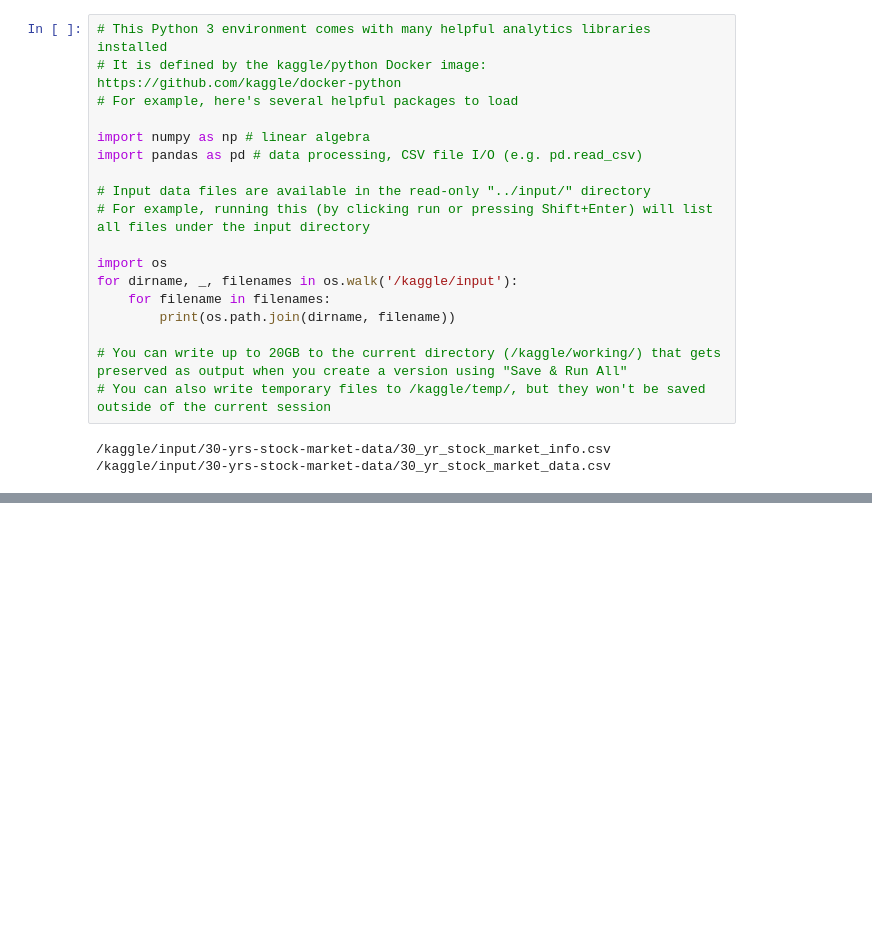
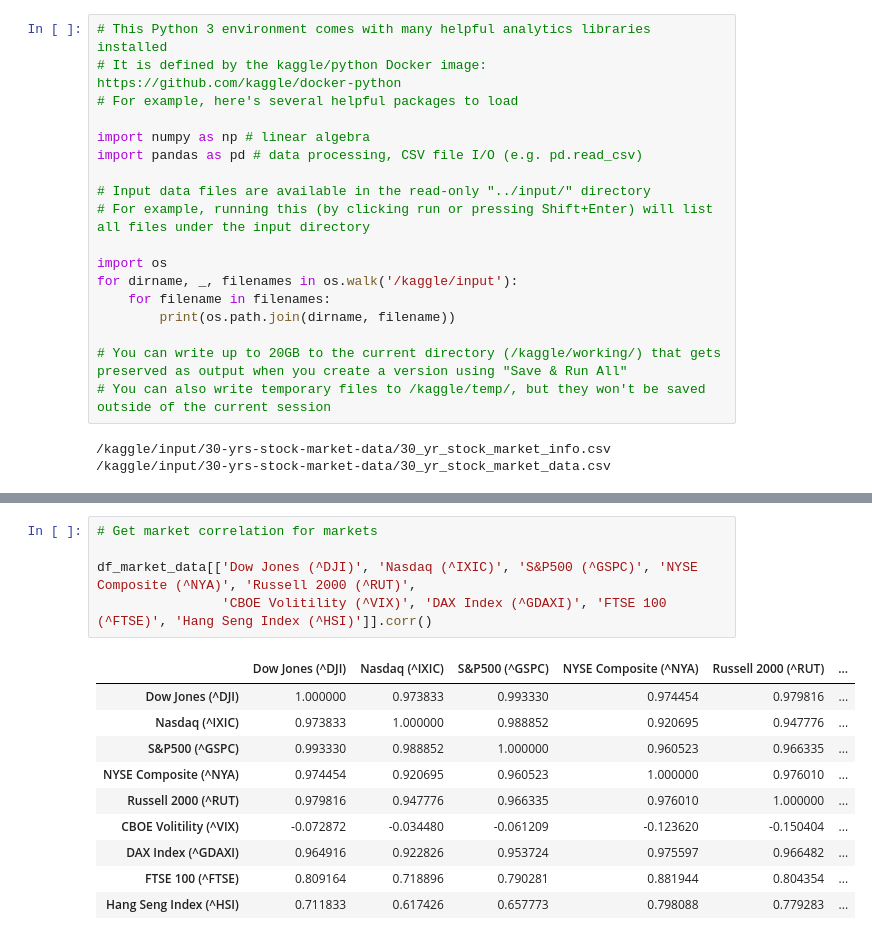
Before and after one commit to seancary62/historic-stock-market-exploration, a Jupyter notebook: historic-stock-market-exploration.ipynb, the cells around one changed output, grey strips where cells are left out. Cells and saved outputs as stored; diff of their text form; blank space fills up the shorter version.

```diff
--- a/historic-stock-market-exploration.ipynb
+++ b/historic-stock-market-exploration.ipynb
@@ -21,0 +103,16 @@ for dirname, _, filenames in os.walk('/kaggle/input'):
+# %%
+# Get market correlation for markets
+
+df_market_data[['Dow Jones (^DJI)', 'Nasdaq (^IXIC)', 'S&P500 (^GSPC)', 'NYSE Composite (^NYA)', 'Russell 2000 (^RUT)',
+                'CBOE Volitility (^VIX)', 'DAX Index (^GDAXI)', 'FTSE 100 (^FTSE)', 'Hang Seng Index (^HSI)']].corr()
+# %% [output]
+|  | Dow Jones (^DJI) | Nasdaq (^IXIC) | S&P500 (^GSPC) | NYSE Composite (^NYA) | Russell 2000 (^RUT) | ... |
+| Dow Jones (^DJI) | 1.000000 | 0.973833 | 0.993330 | 0.974454 | 0.979816 | ... |
+| Nasdaq (^IXIC) | 0.973833 | 1.000000 | 0.988852 | 0.920695 | 0.947776 | ... |
+| S&P500 (^GSPC) | 0.993330 | 0.988852 | 1.000000 | 0.960523 | 0.966335 | ... |
+| NYSE Composite (^NYA) | 0.974454 | 0.920695 | 0.960523 | 1.000000 | 0.976010 | ... |
+| Russell 2000 (^RUT) | 0.979816 | 0.947776 | 0.966335 | 0.976010 | 1.000000 | ... |
+| CBOE Volitility (^VIX) | -0.072872 | -0.034480 | -0.061209 | -0.123620 | -0.150404 | ... |
+| DAX Index (^GDAXI) | 0.964916 | 0.922826 | 0.953724 | 0.975597 | 0.966482 | ... |
+| FTSE 100 (^FTSE) | 0.809164 | 0.718896 | 0.790281 | 0.881944 | 0.804354 | ... |
+| Hang Seng Index (^HSI) | 0.711833 | 0.617426 | 0.657773 | 0.798088 | 0.779283 | ... |
```
Also changed, not shown: parts of 14 cells of this notebook.
